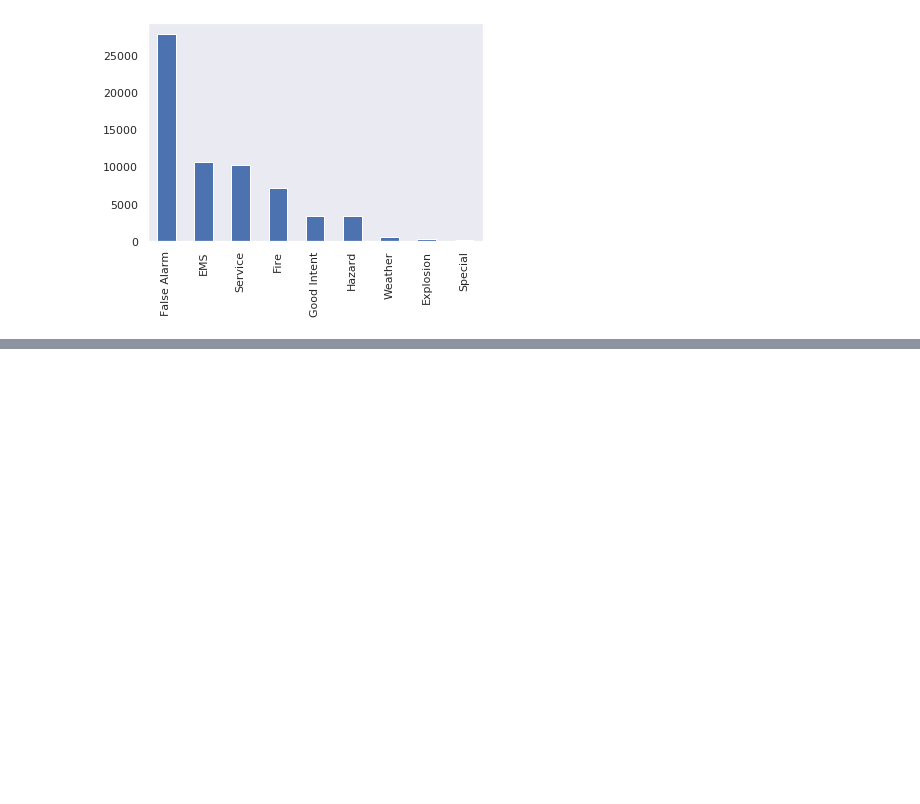
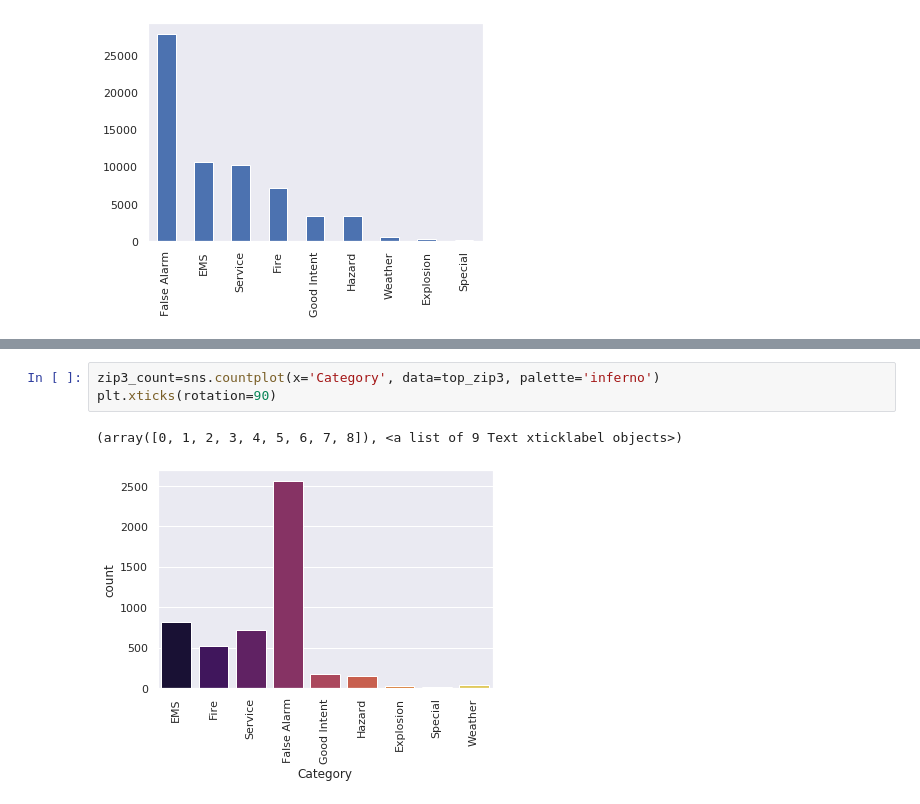
Before and after one commit to Fairfield-University-BA505/final-project-fa2019-fab4, a Jupyter notebook: SFOEMS_Code-Copy1.ipynb, the cells around one changed output, grey strips where cells are left out. Drawn from its saved outputs; the diff is of its cells as text; blank space fills up the shorter version.

```diff
--- a/SFOEMS_Code-Copy1.ipynb
+++ b/SFOEMS_Code-Copy1.ipynb
@@ -193,0 +239,6 @@ Name: Zipcode, dtype: bool
+# %%
+zip3_count=sns.countplot(x='Category', data=top_zip3, palette='inferno')
+plt.xticks(rotation=90)
+# %% [output]
+(array([0, 1, 2, 3, 4, 5, 6, 7, 8]), <a list of 9 Text xticklabel objects>)
+[figure, added]
```
Also changed, not shown: parts of 15 cells of this notebook.
